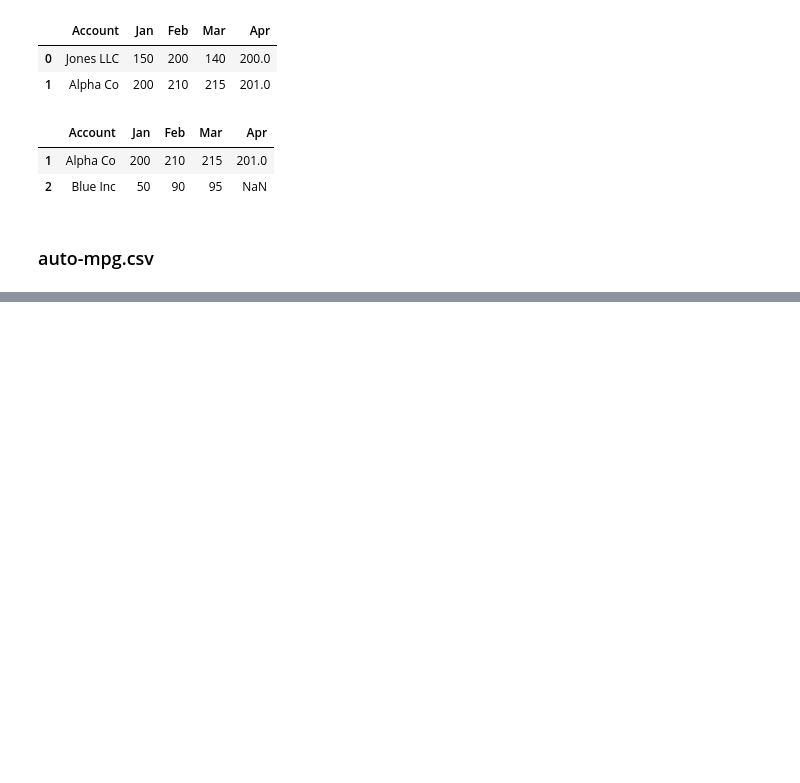
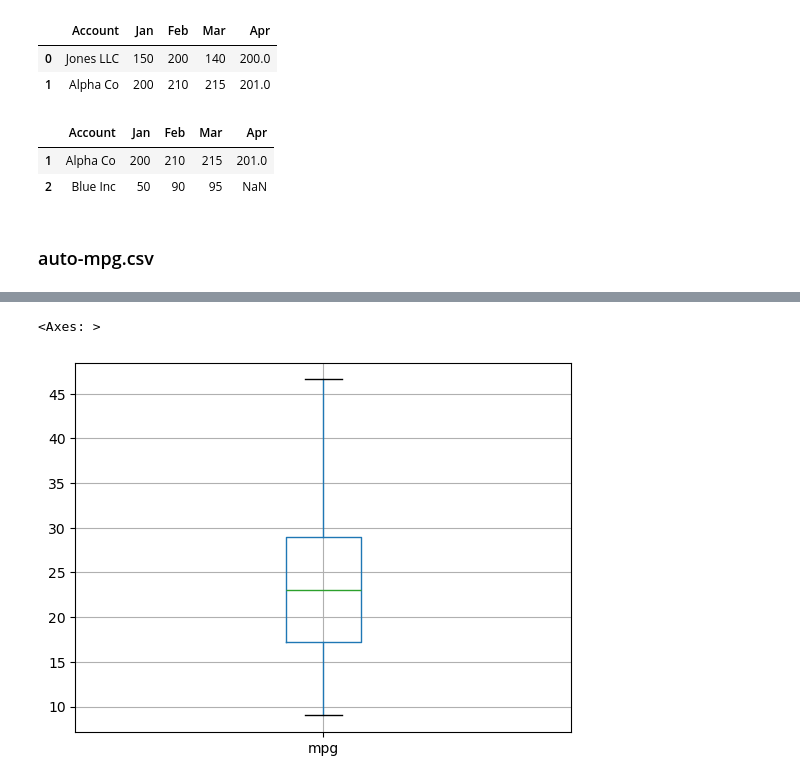
Before and after one commit to get-to-work-together/Python-Data-Analyse-Defensie, a Jupyter notebook: Opdrachten/uitwerkingen/Untitled1.ipynb, the cells around one changed output, grey strips where cells are left out. Saved outputs shown, nothing was run; the diff lists cells and outputs as text; code cells hidden in the pictures; blank space fills up the shorter version.

```diff
--- a/Opdrachten/uitwerkingen/Untitled1.ipynb
+++ b/Opdrachten/uitwerkingen/Untitled1.ipynb
@@ -66,0 +256,6 @@ ParserError: Error tokenizing data. C error: Expected 9 fields in line 34, saw 1
+# %%
+df.dropna(inplace = True)
+# %%
+df['car name'] = df['car name'].astype('string')
+# %%
+df[['make', 'model']] = df['car name'].str.split(n = 1, expand = True)
@@ -66,0 +282,11 @@ ParserError: Error tokenizing data. C error: Expected 9 fields in line 34, saw 1
+# %%
+typos = {
+    'chevroelt': 'chevrolet',
+    'chevy': 'chevrolet',
+    'maxda': 'mazda',
+    'mercedes-benz': 'mercedes',
+    'toyouta': 'toyota',
+    'vokswagen': 'volkswagen',
+    'vw': 'volkswagen'
+}
+df['make'] = df['make'].replace(typos)
@@ -66,0 +338,5 @@ ParserError: Error tokenizing data. C error: Expected 9 fields in line 34, saw 1
+# %%
+df[['mpg']].boxplot()
+# %% [output]
+<Axes: >
+[figure, added]
```
Also changed, not shown: parts of 39 cells of this notebook, 5 other files.
